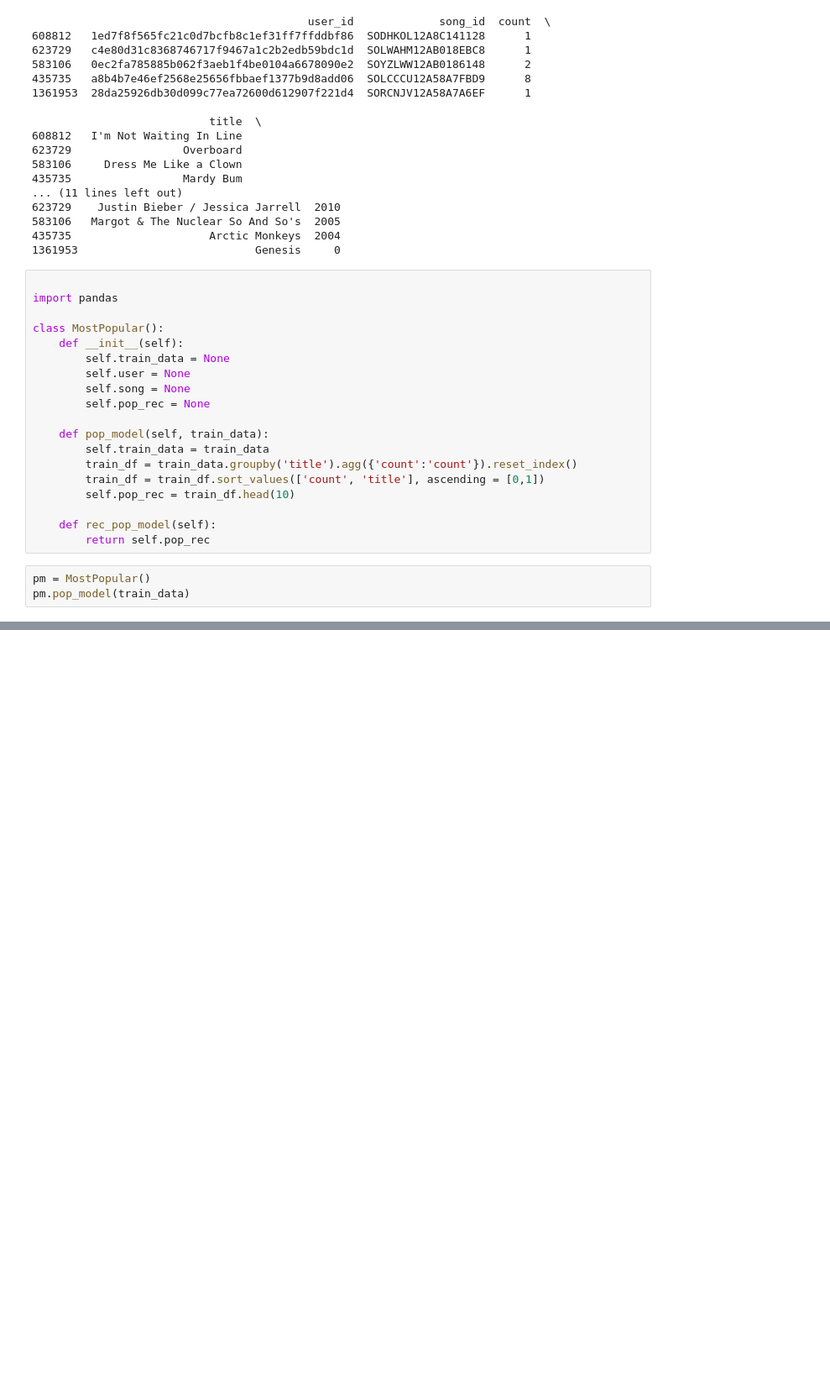
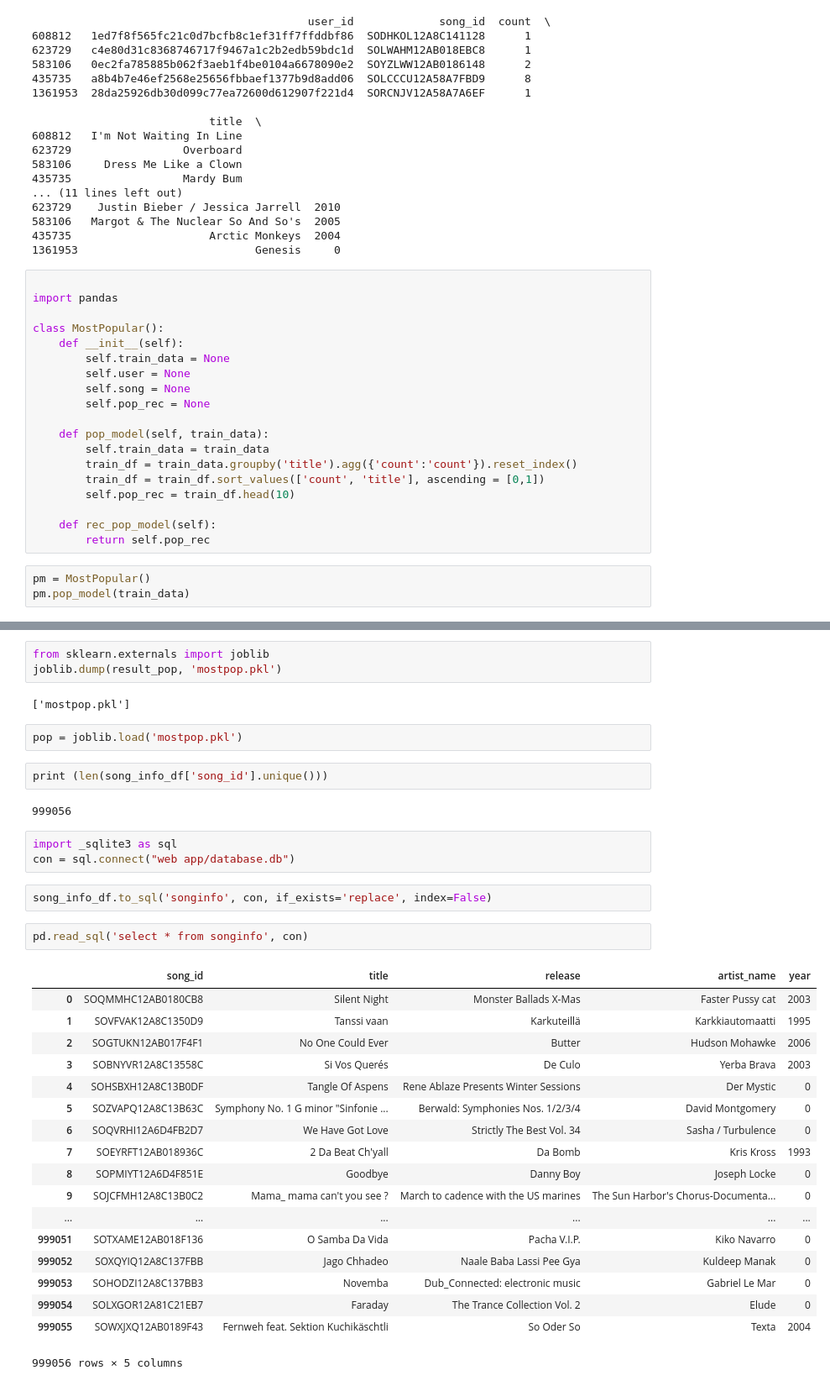
Before and after one commit to amfloyd/Maestro, a Jupyter notebook: DataCollection.ipynb, the cells around one changed output, grey strips where cells are left out. Shown: that part at 84% size. Drawn from its saved outputs; the diff is of its cells as text; blank space fills up the shorter version.

Commit message:
added database

```diff
--- a/DataCollection.ipynb
+++ b/DataCollection.ipynb
@@ -138,0 +127,37 @@ Name: title, dtype: object
+# %%
+from sklearn.externals import joblib
+joblib.dump(result_pop, 'mostpop.pkl')
+# %% [output]
+['mostpop.pkl']
+# %%
+pop = joblib.load('mostpop.pkl')
+# %%
+print (len(song_info_df['song_id'].unique()))
+# %% [output]
+999056
+# %%
+import _sqlite3 as sql
+con = sql.connect("web app/database.db")
+# %%
+song_info_df.to_sql('songinfo', con, if_exists='replace', index=False)
+# %%
+pd.read_sql('select * from songinfo', con)
+# %% [output]
+|  | song_id | title | release | artist_name | year |
+| 0 | SOQMMHC12AB0180CB8 | Silent Night | Monster Ballads X-Mas | Faster Pussy cat | 2003 |
+| 1 | SOVFVAK12A8C1350D9 | Tanssi vaan | Karkuteillä | Karkkiautomaatti | 1995 |
+| 2 | SOGTUKN12AB017F4F1 | No One Could Ever | Butter | Hudson Mohawke | 2006 |
+| 3 | SOBNYVR12A8C13558C | Si Vos Querés | De Culo | Yerba Brava | 2003 |
+| 4 | SOHSBXH12A8C13B0DF | Tangle Of Aspens | Rene Ablaze Presents Winter Sessions | Der Mystic | 0 |
+| 5 | SOZVAPQ12A8C13B63C | Symphony No. 1 G minor "Sinfonie ... | Berwald: Symphonies Nos. 1/2/3/4 | David Montgomery | 0 |
+| 6 | SOQVRHI12A6D4FB2D7 | We Have Got Love | Strictly The Best Vol. 34 | Sasha / Turbulence | 0 |
+| 7 | SOEYRFT12AB018936C | 2 Da Beat Ch'yall | Da Bomb | Kris Kross | 1993 |
+| 8 | SOPMIYT12A6D4F851E | Goodbye | Danny Boy | Joseph Locke | 0 |
+| 9 | SOJCFMH12A8C13B0C2 | Mama_ mama can't you see ? | March to cadence with the US marines | The Sun Harbor's Chorus-Documenta... | 0 |
+| ... | ... | ... | ... | ... | ... |
+| 999051 | SOTXAME12AB018F136 | O Samba Da Vida | Pacha V.I.P. | Kiko Navarro | 0 |
+| 999052 | SOXQYIQ12A8C137FBB | Jago Chhadeo | Naale Baba Lassi Pee Gya | Kuldeep Manak | 0 |
+| 999053 | SOHODZI12A8C137BB3 | Novemba | Dub_Connected: electronic music | Gabriel Le Mar | 0 |
+| 999054 | SOLXGOR12A81C21EB7 | Faraday | The Trance Collection Vol. 2 | Elude | 0 |
+| 999055 | SOWXJXQ12AB0189F43 | Fernweh feat. Sektion Kuchikäschtli | So Oder So | Texta | 2004 |
+999056 rows × 5 columns
```
Also changed, not shown: parts of 1 cell of this notebook, 45 other files.
